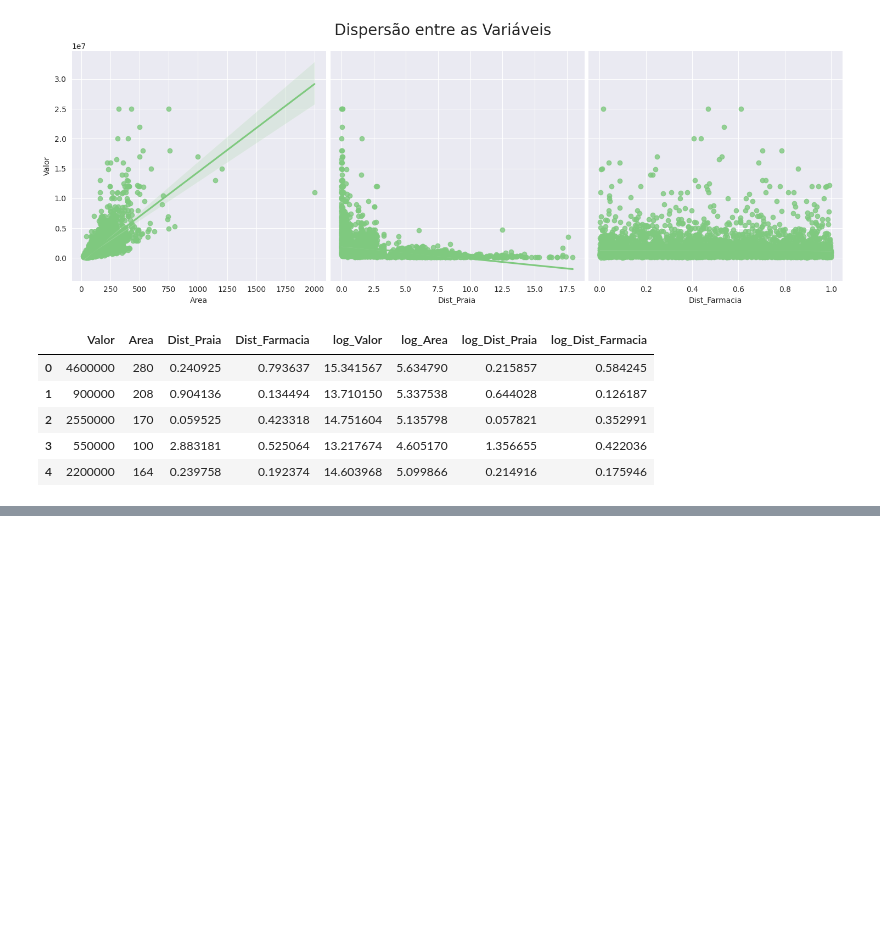
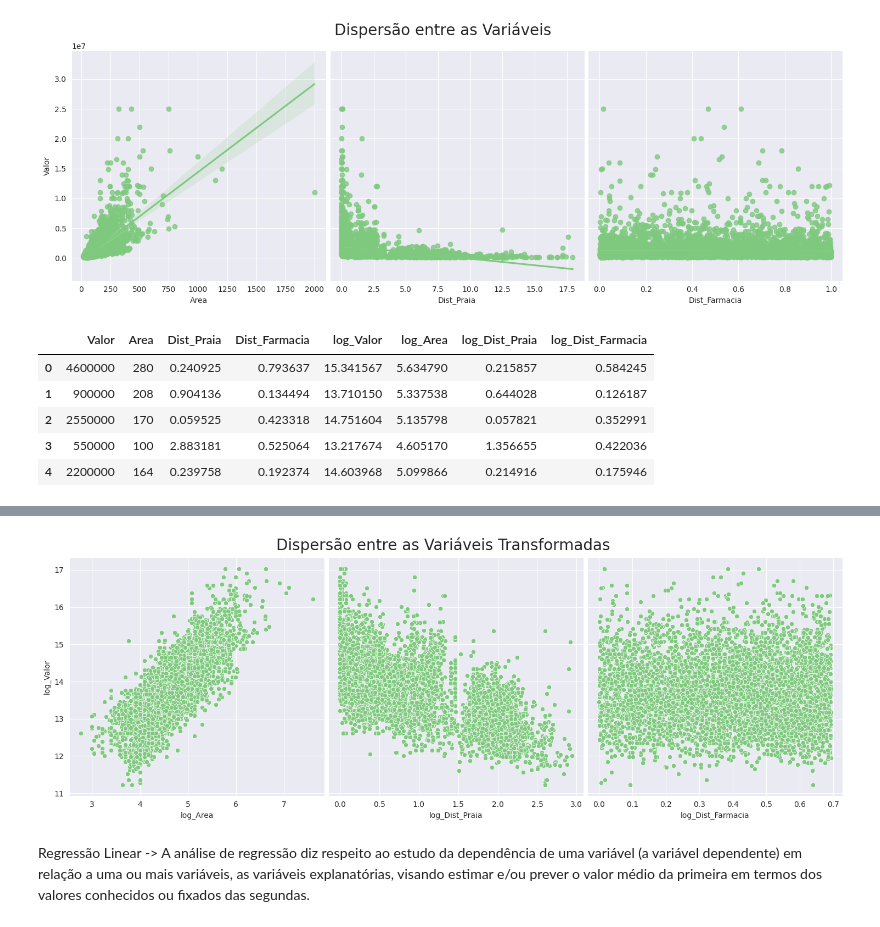
Before and after one commit to Gcango/Regressao_Linear_Tecnicas_Modelagem, a Jupyter notebook: Regressao_Tecnica_modelagem.ipynb, the cells around one changed output, grey strips where cells are left out. Saved outputs shown, nothing was run; the diff lists cells and outputs as text; code cells hidden in the pictures; blank space fills up the shorter version.

```diff
--- a/Regressao_Tecnica_modelagem.ipynb
+++ b/Regressao_Tecnica_modelagem.ipynb
@@ -137,0 +163,6 @@ dados.head()
+# %%
+ax = sns.pairplot(dados, y_vars='log_Valor', x_vars=['log_Area', 'log_Dist_Praia', 'log_Dist_Farmacia'], height=5)
+ax.fig.suptitle('Dispersão entre as Variáveis Transformadas', fontsize=20, y=1.05)
+ax;
+# %% [output]
+[figure, added]
@@ -137,0 +180,2 @@ dados.head()
+# %% [markdown]
+Regressão Linear ->  A análise de regressão diz respeito ao estudo da dependência de uma variável (a variável dependente) em relação a uma ou mais variáveis, as variáveis explanatórias, visando estimar e/ou prever o valor médio da primeira em termos dos valores conhecidos ou fixados das segundas.
```
Also changed, not shown: parts of 30 cells of this notebook.
